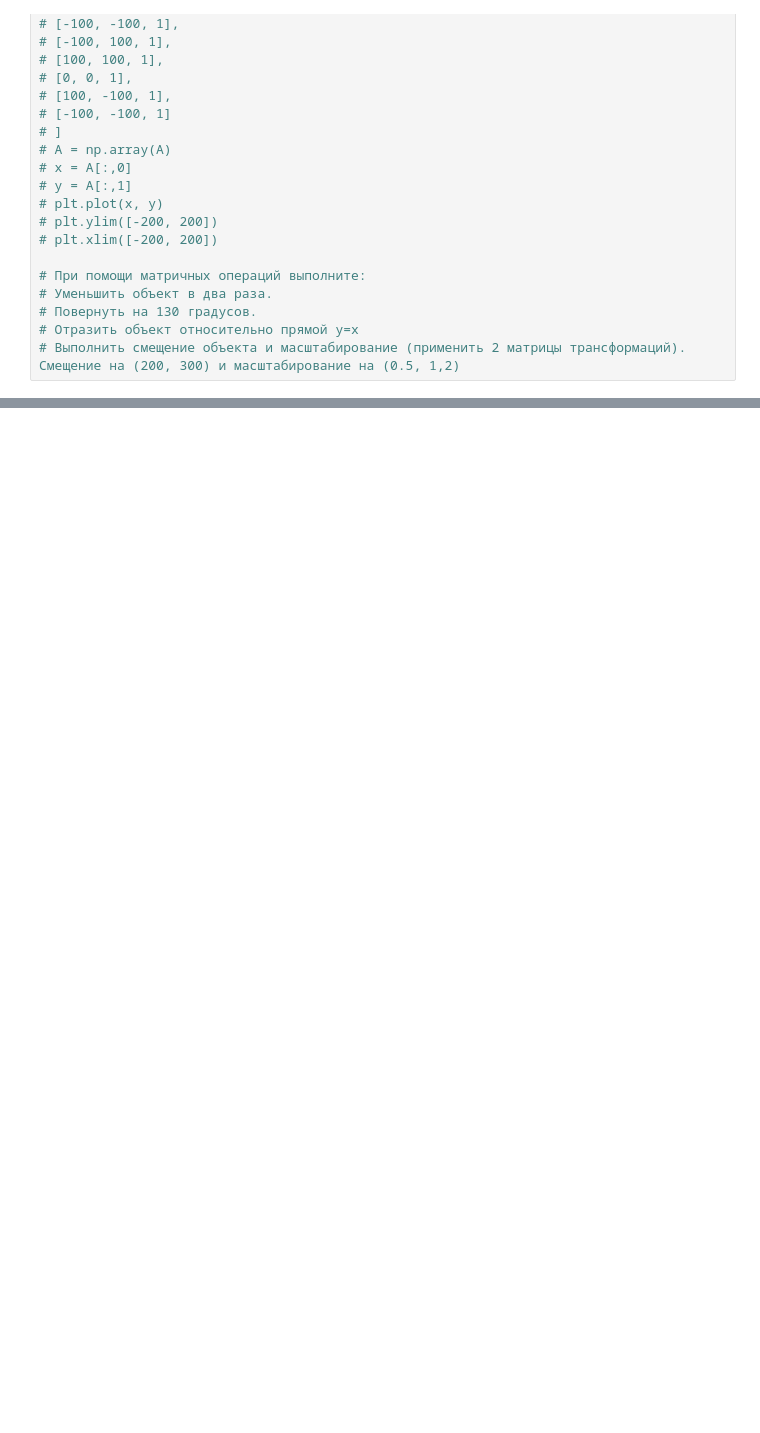
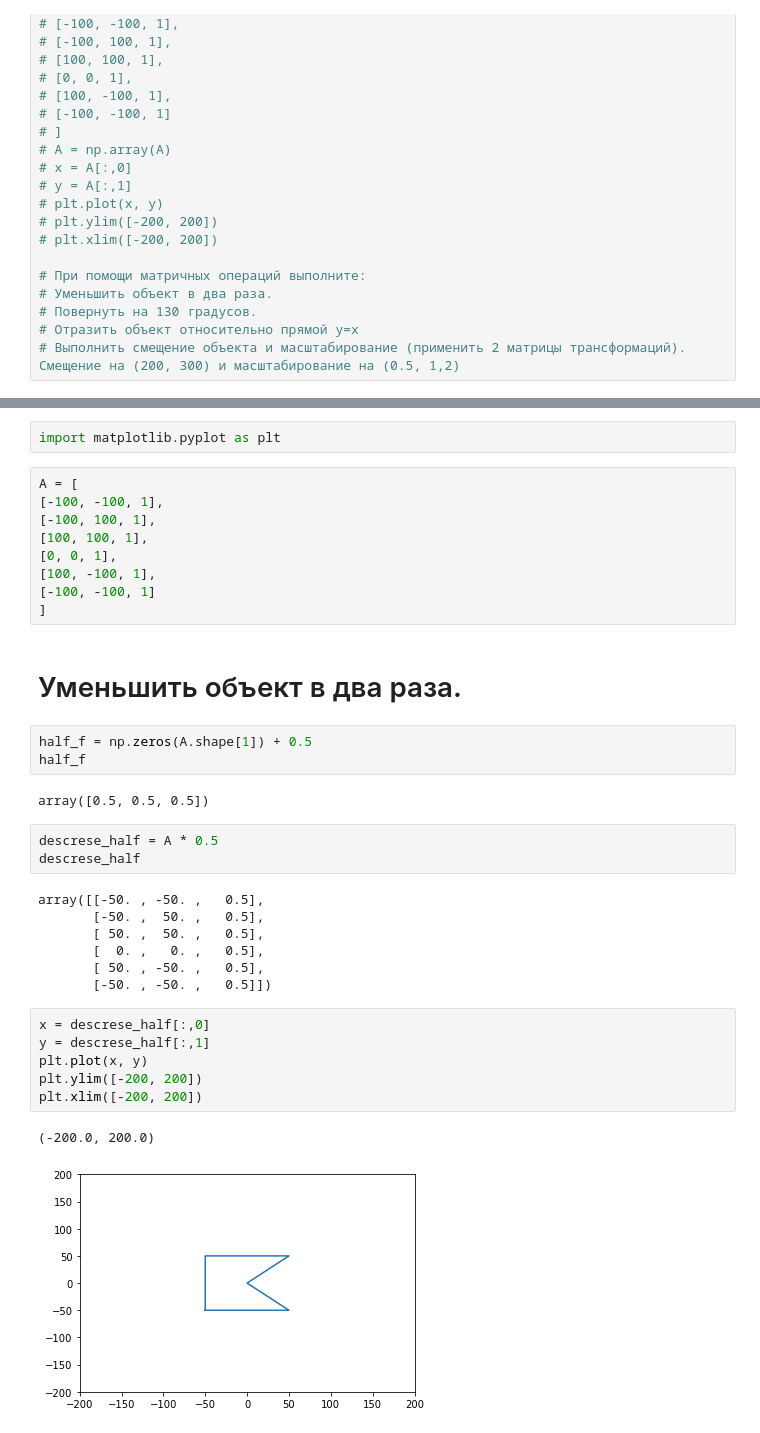
Before and after one commit to HeliosBI/MDSHW2, a Jupyter notebook: HW2.ipynb, the cells around one changed output, grey strips where cells are left out. Saved outputs shown, nothing was run; the diff lists cells and outputs as text; blank space fills up the shorter version.

```diff
--- a/HW2.ipynb
+++ b/HW2.ipynb
@@ -32,0 +110,37 @@
+# %%
+import matplotlib.pyplot as plt
+# %%
+A = [
+[-100, -100, 1],
+[-100, 100, 1],
+[100, 100, 1],
+[0, 0, 1],
+[100, -100, 1],
+[-100, -100, 1]
+]
+# %% [markdown]
+# Уменьшить объект в два раза.
+# %%
+half_f = np.zeros(A.shape[1]) + 0.5
+half_f
+# %% [output]
+array([0.5, 0.5, 0.5])
+# %%
+descrese_half = A * 0.5
+descrese_half
+# %% [output]
+array([[-50. , -50. ,   0.5],
+       [-50. ,  50. ,   0.5],
+       [ 50. ,  50. ,   0.5],
+       [  0. ,   0. ,   0.5],
+       [ 50. , -50. ,   0.5],
+       [-50. , -50. ,   0.5]])
+# %%
+x = descrese_half[:,0]
+y = descrese_half[:,1]
+plt.plot(x, y)
+plt.ylim([-200, 200])
+plt.xlim([-200, 200])
+# %% [output]
+(-200.0, 200.0)
+[figure, added]
```
Also changed, not shown: parts of 35 cells of this notebook.
